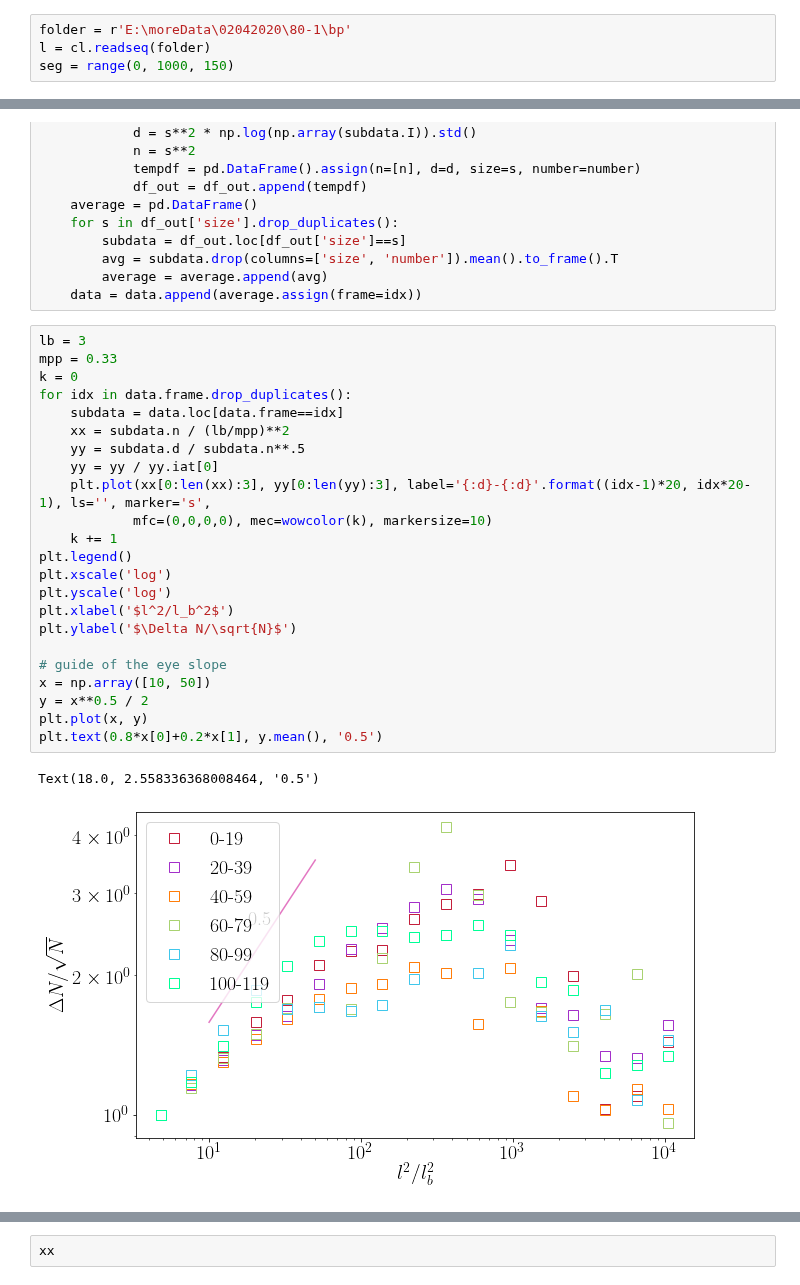
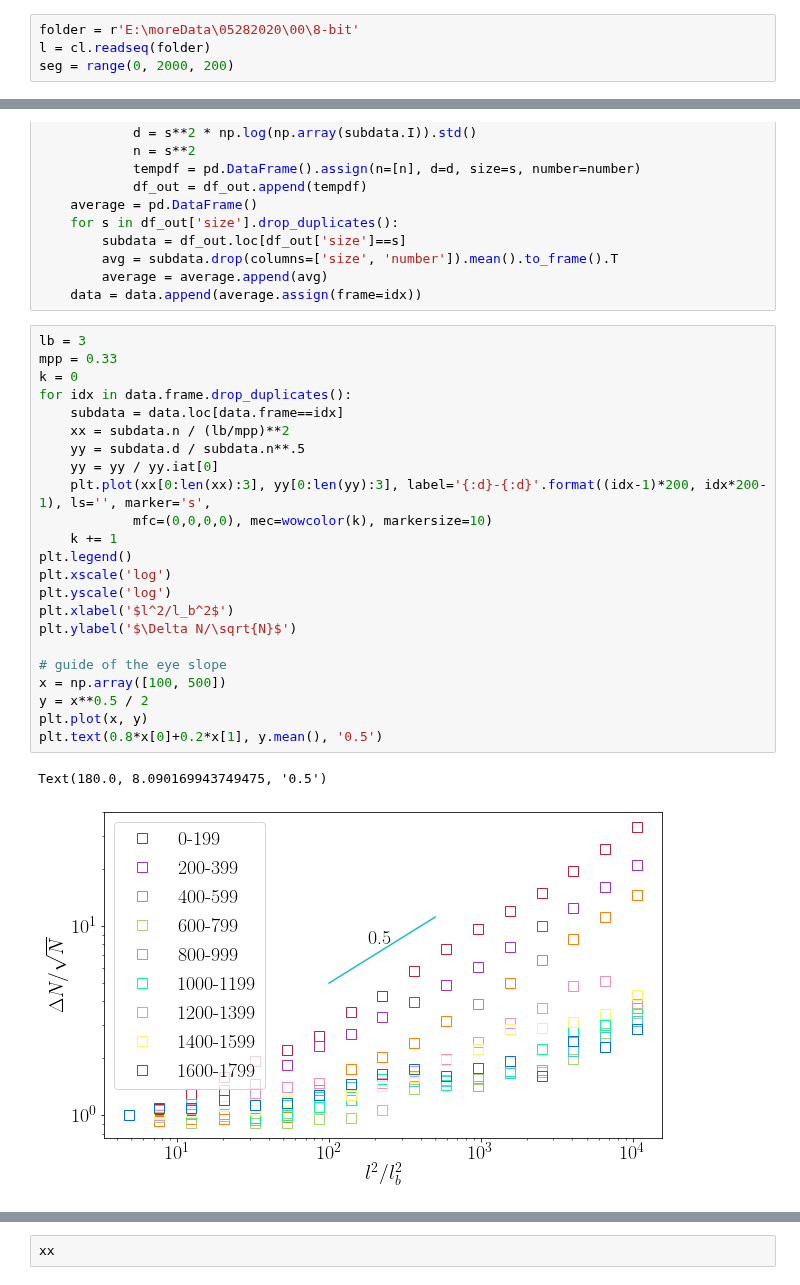
Before and after one commit to ZLoverty/Python, a Jupyter notebook: Correlation/src/fig-2_GNF.ipynb, the cells around one changed output, grey strips where cells are left out. Drawn from its saved outputs; the diff is of its cells as text.

```diff
--- a/Correlation/src/fig-2_GNF.ipynb
+++ b/Correlation/src/fig-2_GNF.ipynb
@@ -399,9 +399,9 @@ Text(18.0, 2.558336368008464, '0.5')
 # %% [markdown]
 # Using method II to calculate kinetics
 # %%
-folder = r'E:\moreData\02042020\80-1\bp'
+folder = r'E:\moreData\05282020\00\8-bit'
 l = cl.readseq(folder)
-seg = range(0, 1000, 150)
+seg = range(0, 2000, 200)
 # %%
 img = io.imread(l.Dir.loc[0])
 size_min = 20
@@ -440,26 +440,26 @@ for idx in range(1, len(seg)):
 # %%
 lb = 3
 mpp = 0.33
 k = 0
 for idx in data.frame.drop_duplicates():
     subdata = data.loc[data.frame==idx]
     xx = subdata.n / (lb/mpp)**2
     yy = subdata.d / subdata.n**.5
     yy = yy / yy.iat[0]
-    plt.plot(xx[0:len(xx):3], yy[0:len(yy):3], label='{:d}-{:d}'.format((idx-1)*20, idx*20-1), ls='', marker='s',
+    plt.plot(xx[0:len(xx):3], yy[0:len(yy):3], label='{:d}-{:d}'.format((idx-1)*200, idx*200-1), ls='', marker='s',
             mfc=(0,0,0,0), mec=wowcolor(k), markersize=10)
     k += 1
 plt.legend()
 plt.xscale('log')
 plt.yscale('log')
 plt.xlabel('$l^2/l_b^2$')
 plt.ylabel('$\Delta N/\sqrt{N}$')
 
 # guide of the eye slope
-x = np.array([10, 50])
+x = np.array([100, 500])
 y = x**0.5 / 2
 plt.plot(x, y)
 plt.text(0.8*x[0]+0.2*x[1], y.mean(), '0.5')
 # %% [output]
-Text(18.0, 2.558336368008464, '0.5')
+Text(180.0, 8.090169943749475, '0.5')
-[figure, old version]
+[figure, new version]
```
Also changed, not shown: parts of 2 cells of this notebook, 2 other files.
